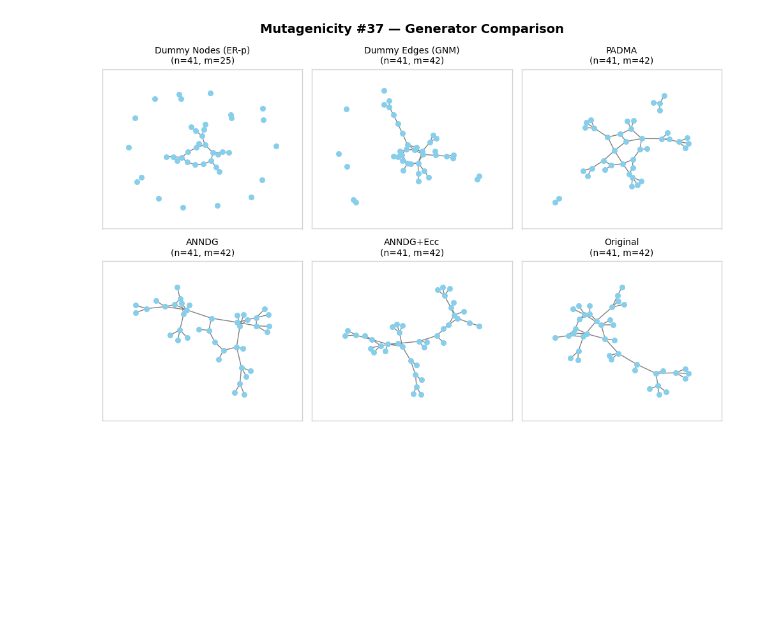
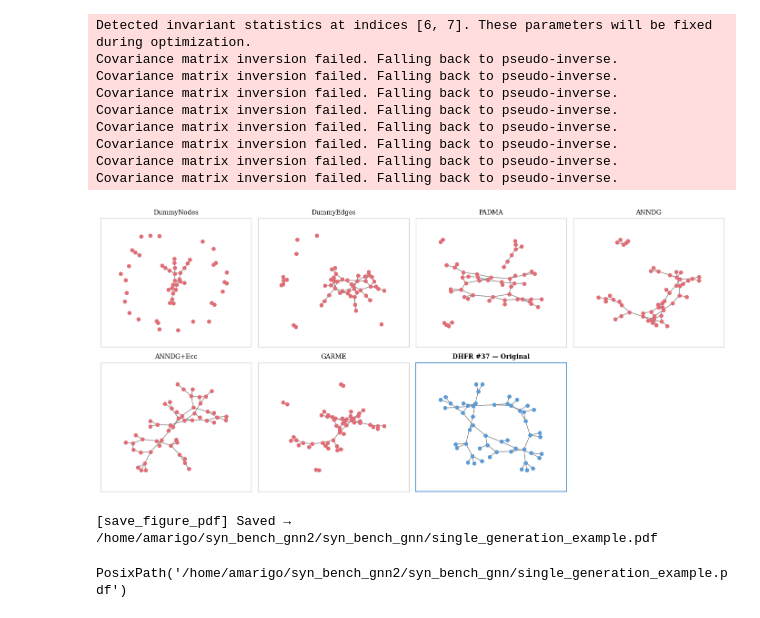
Before and after one commit to Andre1372/syn_bench_gnn, a Jupyter notebook: notebooks/single_generation_analysis.ipynb, the cells around one changed output. Cells and saved outputs as stored; diff of their text form; code cells hidden in the pictures; blank space fills up the shorter version.

```diff
--- a/notebooks/single_generation_analysis.ipynb
+++ b/notebooks/single_generation_analysis.ipynb
@@ -21,7 +18,7 @@ from notebooks.visualization_utils import plot_graph, plot_annd, plot_eccentrici
 from src.anndg.graph_generator import generate_graph
 from src.generate_datasets import generate_graph as generate_graph_by_method
 # %%
-DATASET = "Mutagenicity"
+DATASET = "DHFR"
 IDX = 37
 
 try:
@@ -95,20 +92,25 @@ target_stats = analyze_single_graph(GRAPH_IG)
 # print("="*70 + "\n")
 # %%
 # Generate one synthetic graph per method and display alongside the original.
-METHODS = ["dummyNodes", "dummyEdges", "padma", "anndg", "anndgE"]
+METHODS = ["dummyNodes", "dummyEdges", "padma", "anndg", "anndgE", "ergm"]
 METHOD_LABELS = {
-    "dummyNodes": "Dummy Nodes (ER-p)",
-    "dummyEdges": "Dummy Edges (GNM)",
+    "dummyNodes": "DummyNodes",
+    "dummyEdges": "DummyEdges",
     "padma":      "PADMA",
     "anndg":      "ANNDG",
     "anndgE":     "ANNDG+Ecc",
+    "ergm":       "GARME",
 }
+
+# Set font family to Times New Roman
+plt.rcParams['font.family'] = 'serif'
+plt.rcParams['font.serif'] = ['Times New Roman'] + plt.rcParams['font.serif']
 
 rng_cmp = np.random.default_rng(seed=99887766)
 
 # Build target_stats once (reuse the already-computed one from Cell 2)
 target_stats_for_gen = dict(target_stats)
-target_stats_for_gen["observed_nx"] = GRAPH_NX  # needed by pdd / ergm (not used here)
+target_stats_for_gen["observed_nx"] = GRAPH_NX  # needed by pdd / ergm
 
 generated = {}  # method -> nx.Graph
 for method in METHODS:
@@ -116,52 +118,63 @@ for method in METHODS:
         G_gen, _ = generate_graph_by_method(target_stats_for_gen, method=method, rng=rng_cmp)
         generated[method] = G_gen
     except Exception as exc:
         print(f"[WARNING] {method} failed: {exc}")
         generated[method] = nx.empty_graph(target_stats_for_gen.get("n_nodes", 1))
 
-# 2 rows x 3 cols: row 0 → dummyNodes, dummyEdges, padma | row 1 → anndg, anndgE, original
-fig, axes = plt.subplots(2, 3, figsize=(10, 6.5))
-fig.suptitle(
-    f"{DATASET} #{IDX} — Generator Comparison",
-    fontsize=14, fontweight="bold", y=0.98,
-)
+# 2 rows x 4 cols: row 0 → dummyNodes, dummyEdges, padma, anndg
+#                  row 1 → anndgE, ergm, original, [hidden]
+SYNTH_COLOR = "#E06C75"
+ORIG_COLOR  = "#5B9BD5"
 
-plot_order = ["dummyNodes", "dummyEdges", "padma", "anndg", "anndgE"]
+fig, axes = plt.subplots(2, 4, figsize=(14, 6.5))
+
+plot_order = ["dummyNodes", "dummyEdges", "padma", "anndg", "anndgE", "ergm"]
 for ax, method in zip(axes.flat, plot_order):
     G = generated[method]
     label = METHOD_LABELS[method]
-    n, m = G.number_of_nodes(), G.number_of_edges()
-    plot_graph(graph=G, ax=ax, dataset_name=label, graph_index=IDX)
-    ax.set_title(f"{label}\n(n={n}, m={m})", fontsize=10)
+    plot_graph(graph=G, ax=ax, dataset_name=label, graph_index=IDX, node_color=SYNTH_COLOR)
+    ax.set_title(label, fontsize=15)
 
-    # Enclose graph in a beautiful frame (riquadro) and add margin/padding
+    # Frame
     ax.axis("on")
     ax.set_xticks([])
     ax.set_yticks([])
-    ax.margins(0.18)  # Leave room around nodes so graph looks smaller/well-framed
+    ax.margins(0.18)
     for spine in ax.spines.values():
         spine.set_visible(True)
         spine.set_color('#d3d3d3')
         spine.set_linewidth(1.0)
 
-# Last cell: original graph
-ax_orig = axes.flat[-1]
-n_orig = GRAPH_NX.number_of_nodes()
-m_orig = GRAPH_NX.number_of_edges()
-plot_graph(graph=GRAPH_NX, ax=ax_orig, dataset_name=f"{DATASET} — Original", graph_index=IDX)
-ax_orig.set_title(f"Original\n(n={n_orig}, m={m_orig})", fontsize=10)
+# 7th subplot (row 1, col 2): original graph
+ax_orig = axes[1, 2]
+plot_graph(graph=GRAPH_NX, ax=ax_orig, dataset_name=DATASET, graph_index=IDX, node_color=ORIG_COLOR)
+ax_orig.set_title(f"{DATASET} #{IDX} — Original", fontsize=15, fontweight="bold")
 
-# Enclose original graph in the same frame style
 ax_orig.axis("on")
 ax_orig.set_xticks([])
 ax_orig.set_yticks([])
 ax_orig.margins(0.18)
 for spine in ax_orig.spines.values():
     spine.set_visible(True)
-    spine.set_color('#d3d3d3')
-    spine.set_linewidth(1.0)
+    spine.set_color('#5B9BD5')
+    spine.set_linewidth(1.5)
+
+# Hide the unused 8th cell (row 1, col 3)
+axes[1, 3].axis("off")
 
 plt.tight_layout()
 plt.show()
+save_figure_pdf(fig, axes, PROJECT_ROOT / "single_generation_example.pdf")
 # %% [output]
+Detected invariant statistics at indices [6, 7]. These parameters will be fixed during optimization.
+Covariance matrix inversion failed. Falling back to pseudo-inverse.
+Covariance matrix inversion failed. Falling back to pseudo-inverse.
+Covariance matrix inversion failed. Falling back to pseudo-inverse.
+Covariance matrix inversion failed. Falling back to pseudo-inverse.
+Covariance matrix inversion failed. Falling back to pseudo-inverse.
+Covariance matrix inversion failed. Falling back to pseudo-inverse.
+Covariance matrix inversion failed. Falling back to pseudo-inverse.
+Covariance matrix inversion failed. Falling back to pseudo-inverse.
-[figure, old version]
+[figure, new version]
+[save_figure_pdf] Saved → /home/amarigo/syn_bench_gnn2/syn_bench_gnn/single_generation_example.pdf
+PosixPath('/home/amarigo/syn_bench_gnn2/syn_bench_gnn/single_generation_example.pdf')
```
Also changed, not shown: parts of 1 cell of this notebook, 8 other files.
